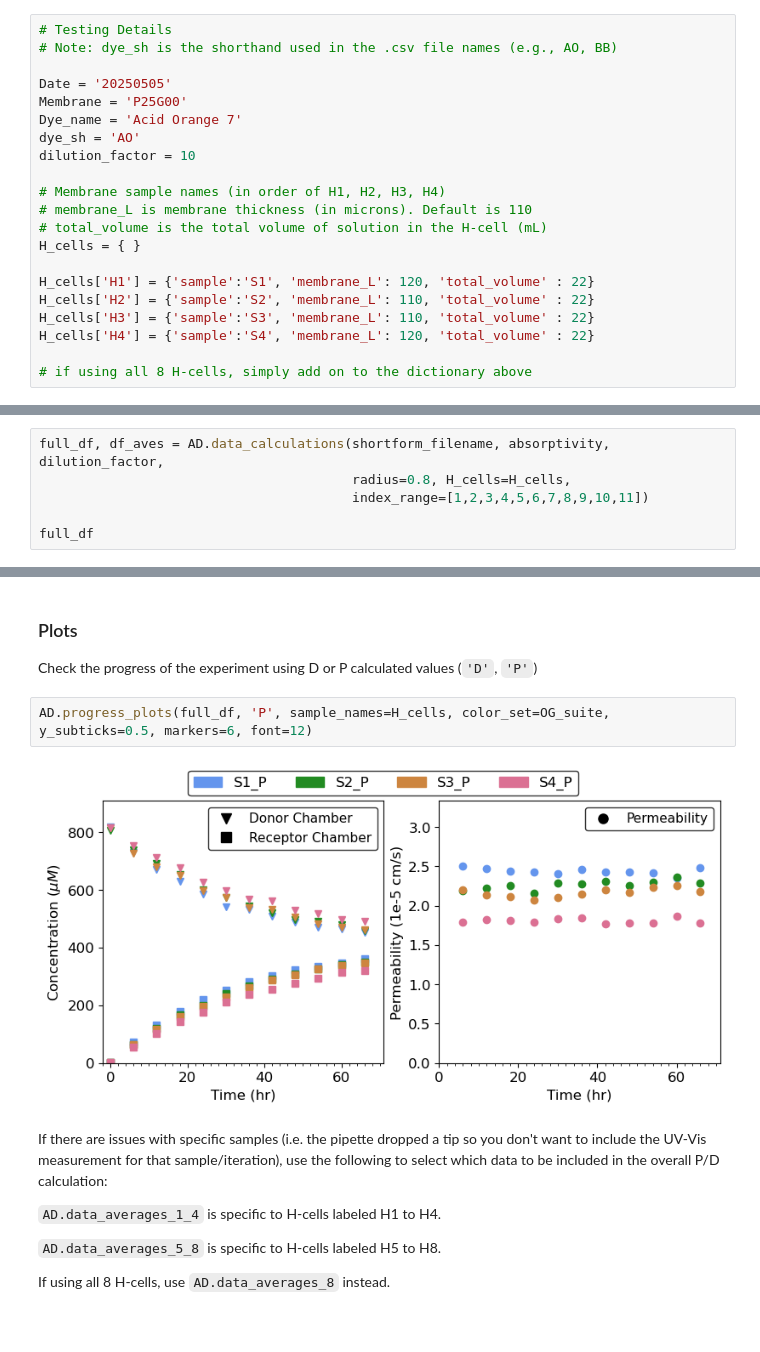
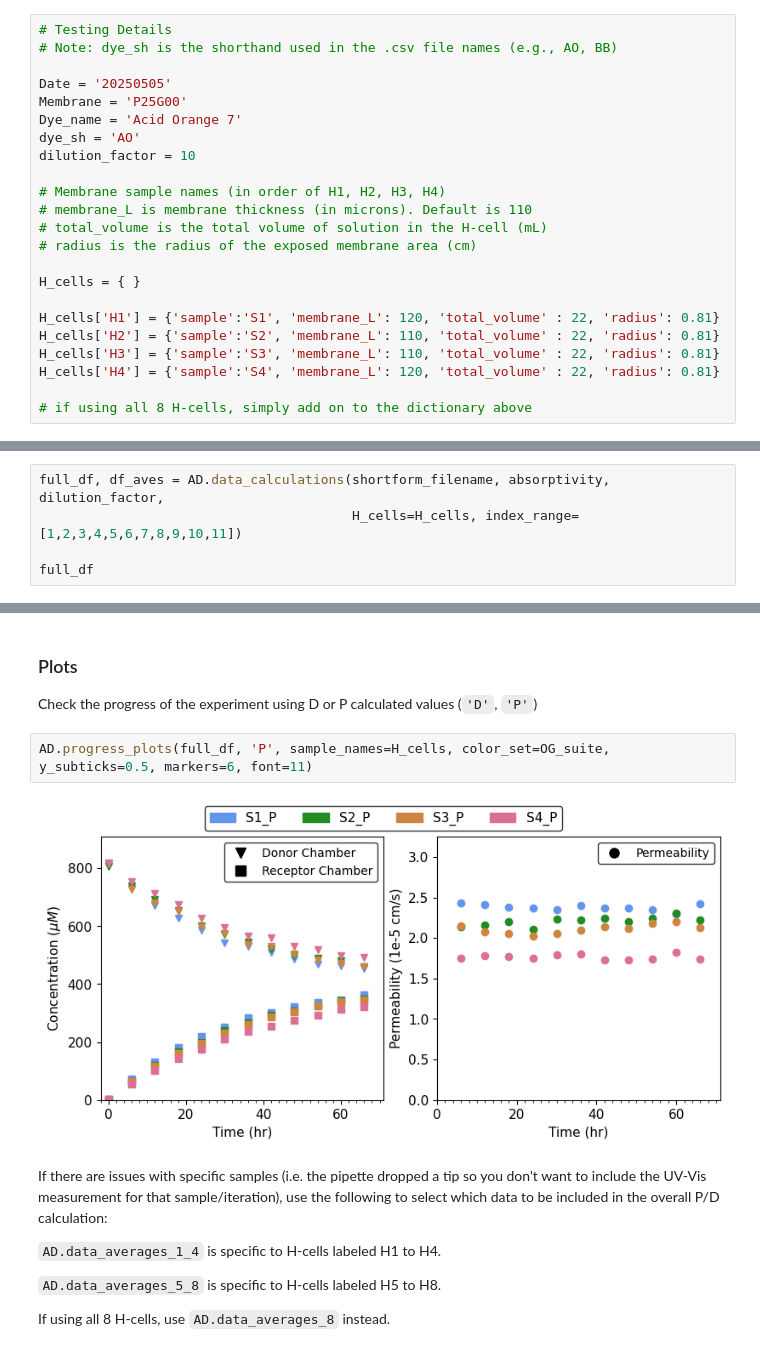
Before and after one commit to pozzo-research-group/OT2-ADT, a Jupyter notebook: OT2_ADT/ADT Data Analysis/ADT_Data_Analysis_Walkthrough.ipynb, the cells around one changed output, grey strips where cells are left out. Cells and saved outputs as stored; diff of their text form; blank space fills up the shorter version.

```diff
--- a/OT2_ADT/ADT Data Analysis/ADT_Data_Analysis_Walkthrough.ipynb
+++ b/OT2_ADT/ADT Data Analysis/ADT_Data_Analysis_Walkthrough.ipynb
@@ -79,12 +79,14 @@ dilution_factor = 10
 # Membrane sample names (in order of H1, H2, H3, H4)
 # membrane_L is membrane thickness (in microns). Default is 110
 # total_volume is the total volume of solution in the H-cell (mL)
+# radius is the radius of the exposed membrane area (cm)
+
 H_cells = { }
 
-H_cells['H1'] = {'sample':'S1', 'membrane_L': 120, 'total_volume' : 22}
-H_cells['H2'] = {'sample':'S2', 'membrane_L': 110, 'total_volume' : 22}
-H_cells['H3'] = {'sample':'S3', 'membrane_L': 110, 'total_volume' : 22}
-H_cells['H4'] = {'sample':'S4', 'membrane_L': 120, 'total_volume' : 22}
+H_cells['H1'] = {'sample':'S1', 'membrane_L': 120, 'total_volume' : 22, 'radius': 0.81}
+H_cells['H2'] = {'sample':'S2', 'membrane_L': 110, 'total_volume' : 22, 'radius': 0.81}
+H_cells['H3'] = {'sample':'S3', 'membrane_L': 110, 'total_volume' : 22, 'radius': 0.81}
+H_cells['H4'] = {'sample':'S4', 'membrane_L': 120, 'total_volume' : 22, 'radius': 0.81}
 
 # if using all 8 H-cells, simply add on to the dictionary above
 # %%
@@ -238,8 +239,7 @@ The concentration data for each sample is then used to determine:
     - **index_range** : selection of data to calculate overall diffusivity/permeability
 # %%
 full_df, df_aves = AD.data_calculations(shortform_filename, absorptivity, dilution_factor,
-                                        radius=0.8, H_cells=H_cells,
-                                        index_range=[1,2,3,4,5,6,7,8,9,10,11])
+                                        H_cells=H_cells, index_range=[1,2,3,4,5,6,7,8,9,10,11])
 
 full_df
 # %% [output]
@@ -267,9 +267,9 @@ df_aves
 
 Check the progress of the experiment using D or P calculated values (`'D'`, `'P'`)
 # %%
-AD.progress_plots(full_df, 'P', sample_names=H_cells, color_set=OG_suite, y_subticks=0.5, markers=6, font=12)
+AD.progress_plots(full_df, 'P', sample_names=H_cells, color_set=OG_suite, y_subticks=0.5, markers=6, font=11)
 # %% [output]
-[figure, old version]
+[figure, new version]
 # %% [markdown]
 If there are issues with specific samples (i.e. the pipette dropped a tip so you don't want to include the UV-Vis measurement for that sample/iteration), use the following to select which data to be included in the overall P/D calculation:
 
```
Also changed, not shown: parts of 8 cells of this notebook, 16 other files.
